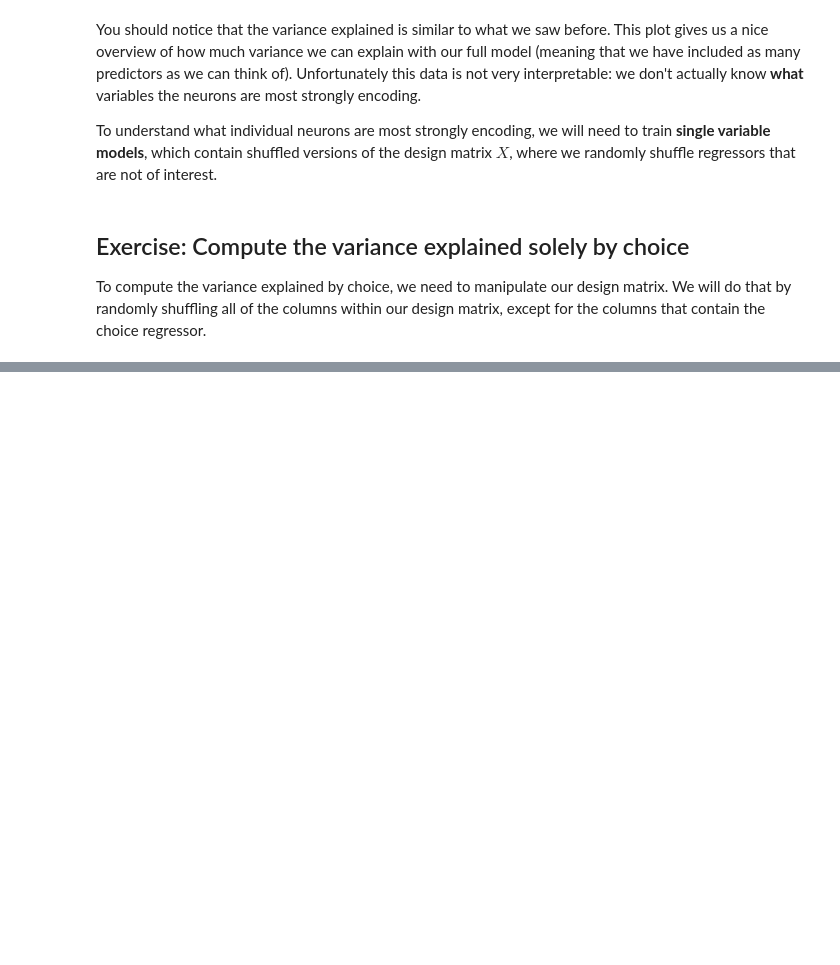
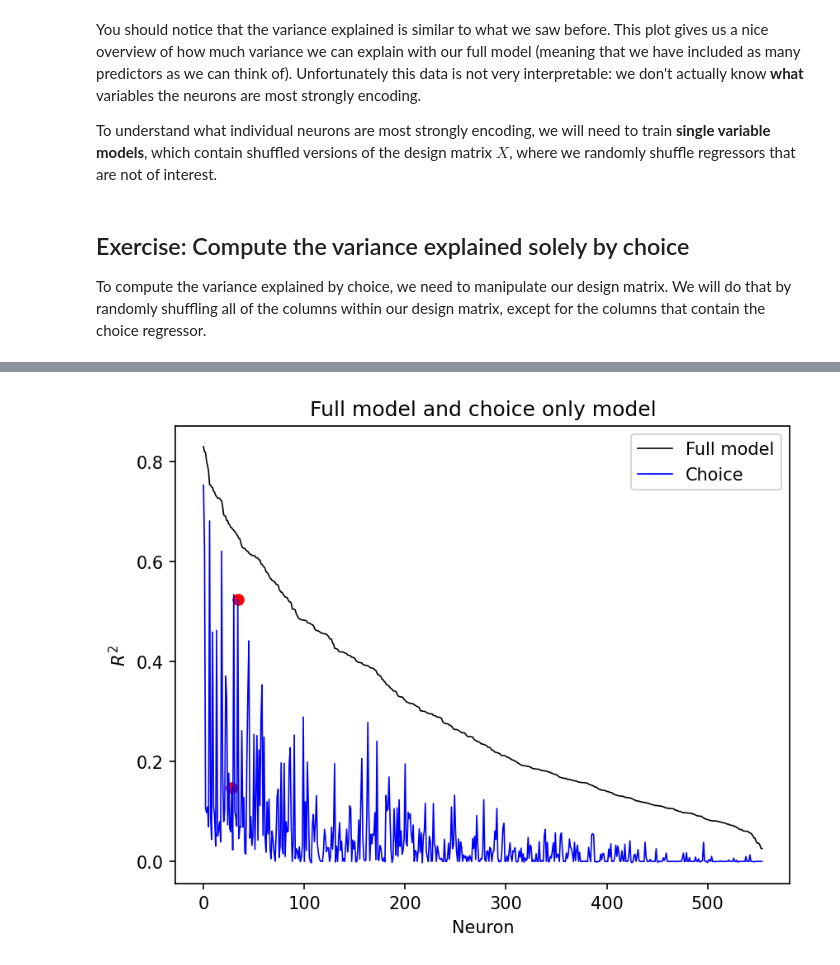
Before and after one commit to churchlandlab/DataSAI_summer_school, a Jupyter notebook: 3_Design_Matrix.ipynb, the cells around one changed output, grey strips where cells are left out. Cells and saved outputs as stored; diff of their text form; code cells hidden in the pictures; blank space fills up the shorter version.

```diff
--- a/3_Design_Matrix.ipynb
+++ b/3_Design_Matrix.ipynb
@@ -127,3 +105,14 @@ To understand what individual neurons are most strongly encoding, we will need t
 # %% [markdown]
 ## Exercise: Compute the variance explained solely by choice
 To compute the variance explained by choice, we need to manipulate our design matrix. We will do that by randomly shuffling all of the columns within our design matrix, except for the columns that contain the choice regressor.
+# %%
+def shuffle_design_matrix(design_matrix, shuffle_inds):
+    for ind in shuffle_inds:
+        permutation_indices = np.random.choice(design_matrix.shape[0], size=design_matrix.shape[0], replace=False) #need to generate a new set of indices for each regressor
+        design_matrix[:,ind] = design_matrix[permutation_indices,ind]
+    return design_matrix
+
+n_regressors = design_matrix.shape[1]
+shuffle_inds = np.hstack((np.arange(0, frames_per_trial+1), np.arange(2*frames_per_trial+1, n_regressors)))
+
+design_matrix_choice_only = shuffle_design_matrix(np.array(design_matrix), shuffle_inds) # shuffle everything but choice
@@ -129,0 +121,10 @@ To compute the variance explained by choice, we need to manipulate our design ma
+# %%
+scaler_obj = encoding_tools.standardize_x_cols(column_idx=np.arange(832, 1258)).fit(design_matrix_choice_only)
+X = scaler_obj.transform(design_matrix_choice_only)
+
+print('Computing alphas...')
+best_alphas = encoding_tools.find_best_alphas(X, Y, alpha_test_range) # this will take a second to run
+print('Computing cross-validated scores...')
+r_squared_scores_choice, _ = encoding_tools.cross_val_ridge(X, Y, best_alphas, n_folds=N_FOLDS) # this will take a second to run
+
+average_scores_choice = np.mean(r_squared_scores_choice, axis=0)
@@ -129,0 +137,16 @@ To compute the variance explained by choice, we need to manipulate our design ma
+# %%
+# plot R^2 averaged across folds for each neuron
+sorting_indices = np.argsort(average_scores)[::-1]
+example_neuron_idx = [np.where(sorting_indices==56)[0][0], np.where(sorting_indices==12)[0][0]]
+
+fig, ax = plt.subplots(dpi=150)
+plt.plot(average_scores[sorting_indices], color='black', label='Full model', linewidth=.8)
+plt.plot(average_scores_choice[sorting_indices], color='blue', label='Choice', linewidth=.8)
+ax.scatter(example_neuron_idx, average_scores_choice[[56,12]], color = 'red')
+plt.xlabel('Neuron')
+plt.ylabel('$R^2$')
+plt.title('Full model and choice only model')
+plt.legend()
+plt.show()
+# %% [output]
+[figure, added]
```
Also changed, not shown: parts of 18 cells of this notebook.
